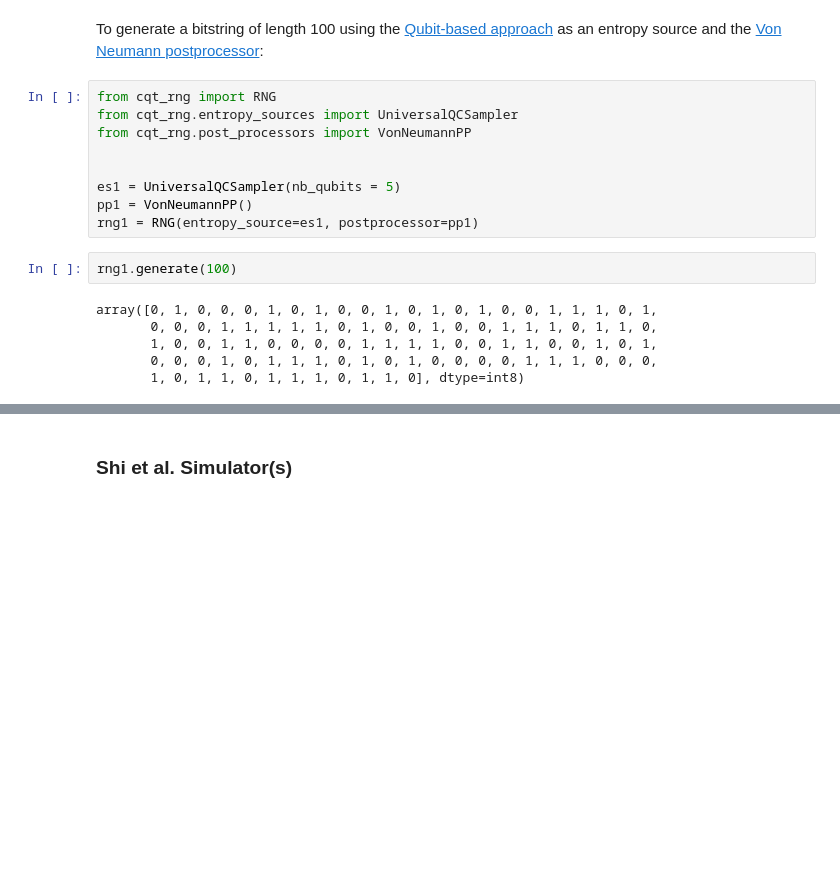
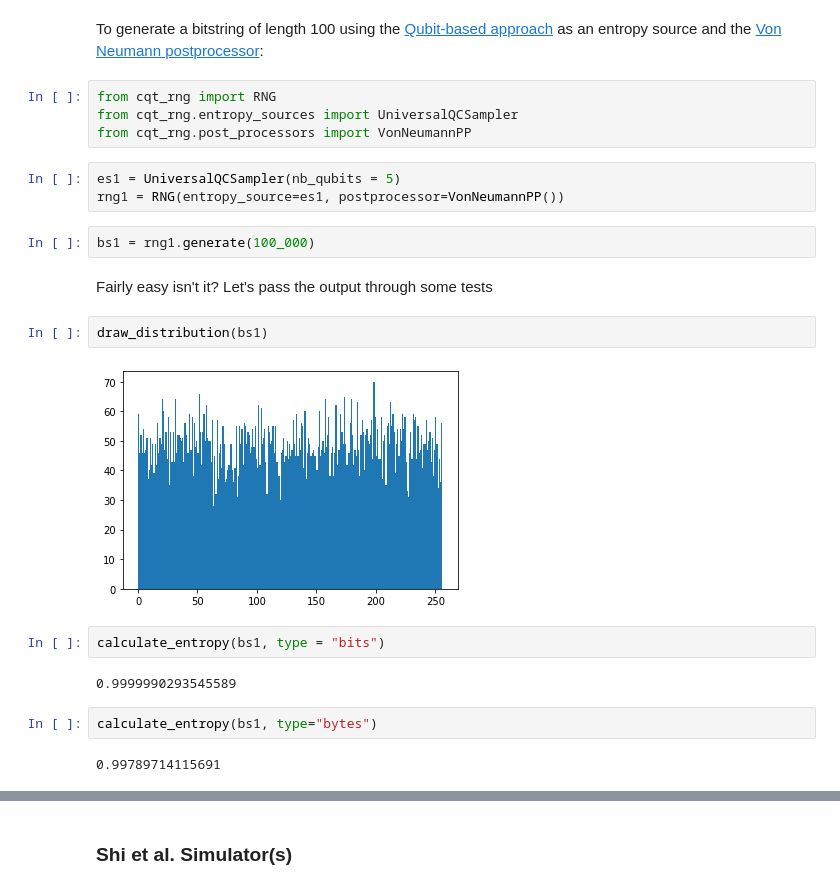
Before and after one commit to Constantine-Quantum-Tech/cqt_rng, a Jupyter notebook: challenge/demo.ipynb, the cells around one changed output, grey strips where cells are left out. Saved outputs shown, nothing was run; the diff lists cells and outputs as text; blank space fills up the shorter version.

```diff
--- a/challenge/demo.ipynb
+++ b/challenge/demo.ipynb
@@ -578,16 +684,22 @@ To generate a bitstring of length 100 using the [Qubit-based approach](#Quantum-
 from cqt_rng import RNG
 from cqt_rng.entropy_sources import UniversalQCSampler
 from cqt_rng.post_processors import VonNeumannPP
-
-
-es1 = UniversalQCSampler(nb_qubits = 5)
-pp1 = VonNeumannPP()
-rng1 = RNG(entropy_source=es1, postprocessor=pp1)
+# %%
+es1 = UniversalQCSampler(nb_qubits = 5)
+rng1 = RNG(entropy_source=es1, postprocessor=VonNeumannPP())
 # %%
-rng1.generate(100)
+bs1 = rng1.generate(100_000)
-# %% [output]
-array([0, 1, 0, 0, 0, 1, 0, 1, 0, 0, 1, 0, 1, 0, 1, 0, 0, 1, 1, 1, 0, 1,
-       0, 0, 0, 1, 1, 1, 1, 1, 0, 1, 0, 0, 1, 0, 0, 1, 1, 1, 0, 1, 1, 0,
-       1, 0, 0, 1, 1, 0, 0, 0, 0, 1, 1, 1, 1, 0, 0, 1, 1, 0, 0, 1, 0, 1,
-       0, 0, 0, 1, 0, 1, 1, 1, 0, 1, 0, 1, 0, 0, 0, 0, 1, 1, 1, 0, 0, 0,
-       1, 0, 1, 1, 0, 1, 1, 1, 0, 1, 1, 0], dtype=int8)
+# %% [markdown]
+Fairly easy isn't it? Let's pass the output through some tests
+# %%
+draw_distribution(bs1)
+# %% [output]
+[figure, added]
+# %%
+calculate_entropy(bs1, type = "bits")
+# %% [output]
+0.9999990293545589
+# %%
+calculate_entropy(bs1, type="bytes")
+# %% [output]
+0.99789714115691
```
Also changed, not shown: parts of 169 cells of this notebook, 16 other files.
